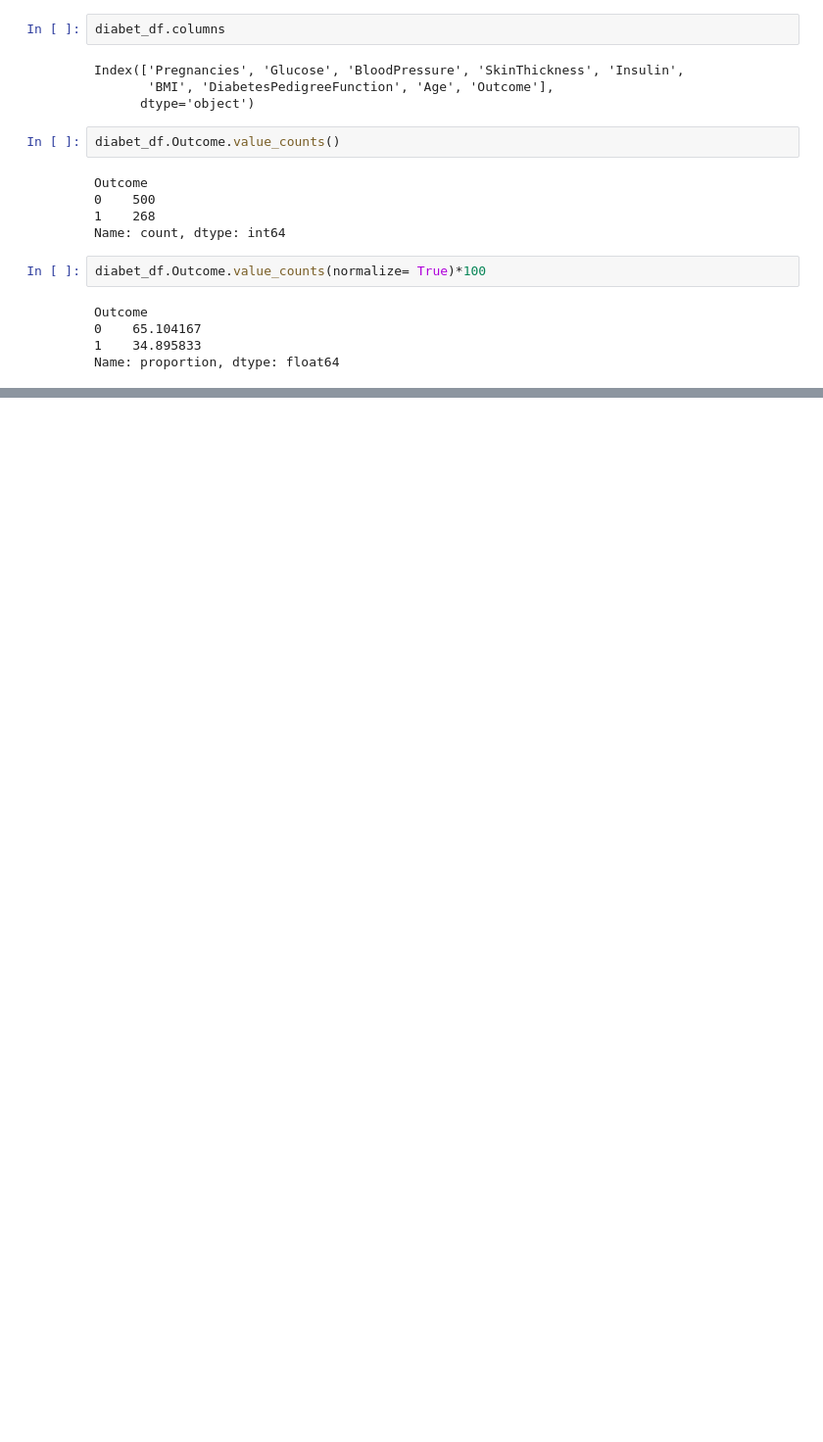
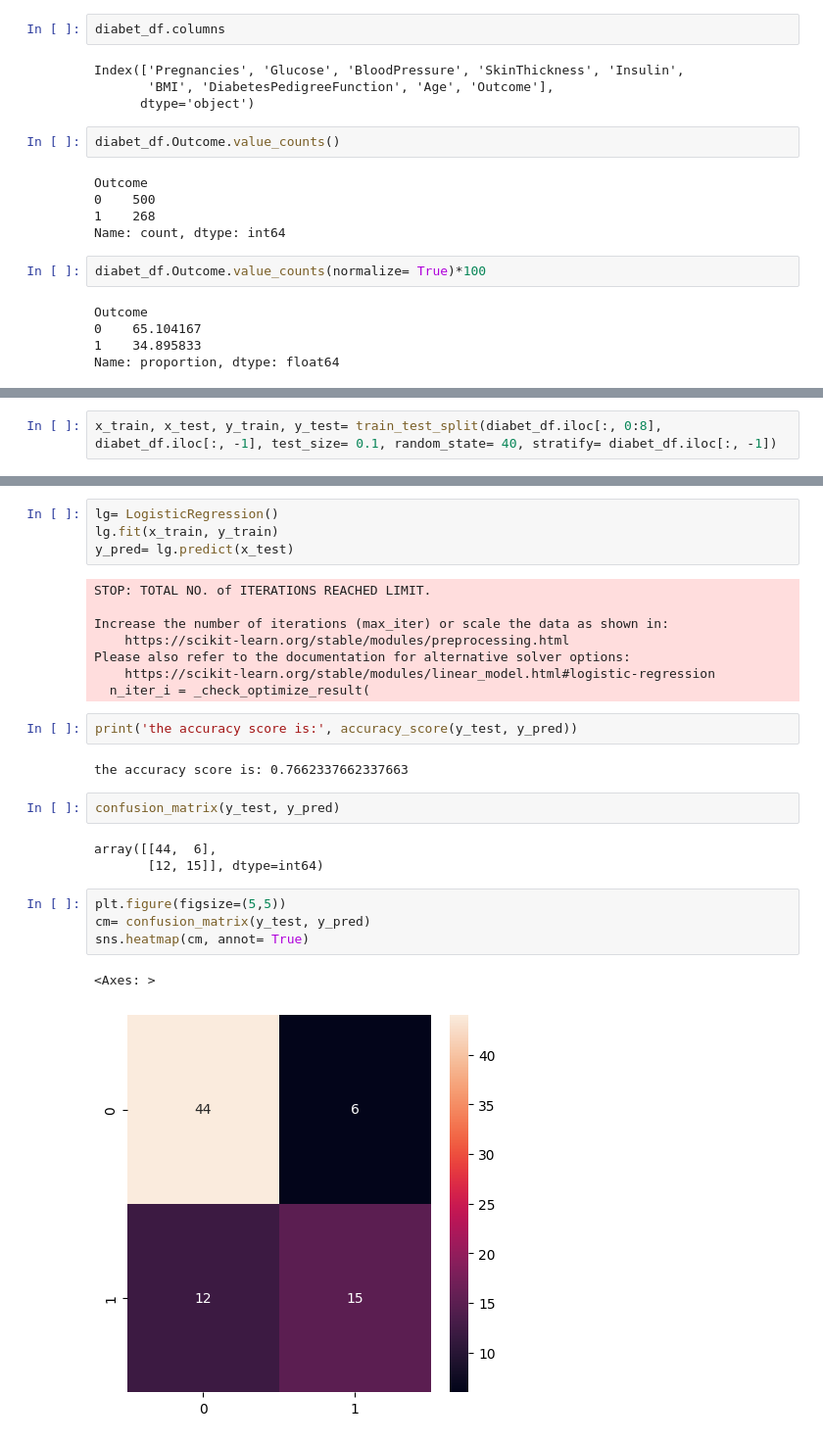
Before and after one commit to keerthi932/Data_Science_Projects, a Jupyter notebook: Diabetes/sample_01.ipynb, the cells around one changed output, grey strips where cells are left out. Shown at 98% size. Cells and saved outputs as stored; diff of their text form; blank space fills up the shorter version.

```diff
--- a/Diabetes/sample_01.ipynb
+++ b/Diabetes/sample_01.ipynb
@@ -71,0 +88,2 @@ Name: proportion, dtype: float64
+# %%
+x_train, x_test, y_train, y_test= train_test_split(diabet_df.iloc[:, 0:8], diabet_df.iloc[:, -1], test_size= 0.1, random_state= 40, stratify= diabet_df.iloc[:, -1])
@@ -71,0 +112,28 @@ Name: proportion, dtype: float64
+# %%
+lg= LogisticRegression()
+lg.fit(x_train, y_train)
+y_pred= lg.predict(x_test)
+# %% [output]
+STOP: TOTAL NO. of ITERATIONS REACHED LIMIT.
+
+Increase the number of iterations (max_iter) or scale the data as shown in:
+    https://scikit-learn.org/stable/modules/preprocessing.html
+Please also refer to the documentation for alternative solver options:
+    https://scikit-learn.org/stable/modules/linear_model.html#logistic-regression
+  n_iter_i = _check_optimize_result(
+# %%
+print('the accuracy score is:', accuracy_score(y_test, y_pred))
+# %% [output]
+the accuracy score is: 0.7662337662337663
+# %%
+confusion_matrix(y_test, y_pred)
+# %% [output]
+array([[44,  6],
+       [12, 15]], dtype=int64)
+# %%
+plt.figure(figsize=(5,5))
+cm= confusion_matrix(y_test, y_pred)
+sns.heatmap(cm, annot= True)
+# %% [output]
+<Axes: >
+[figure, added]
```
Also changed, not shown: parts of 5 cells of this notebook.
